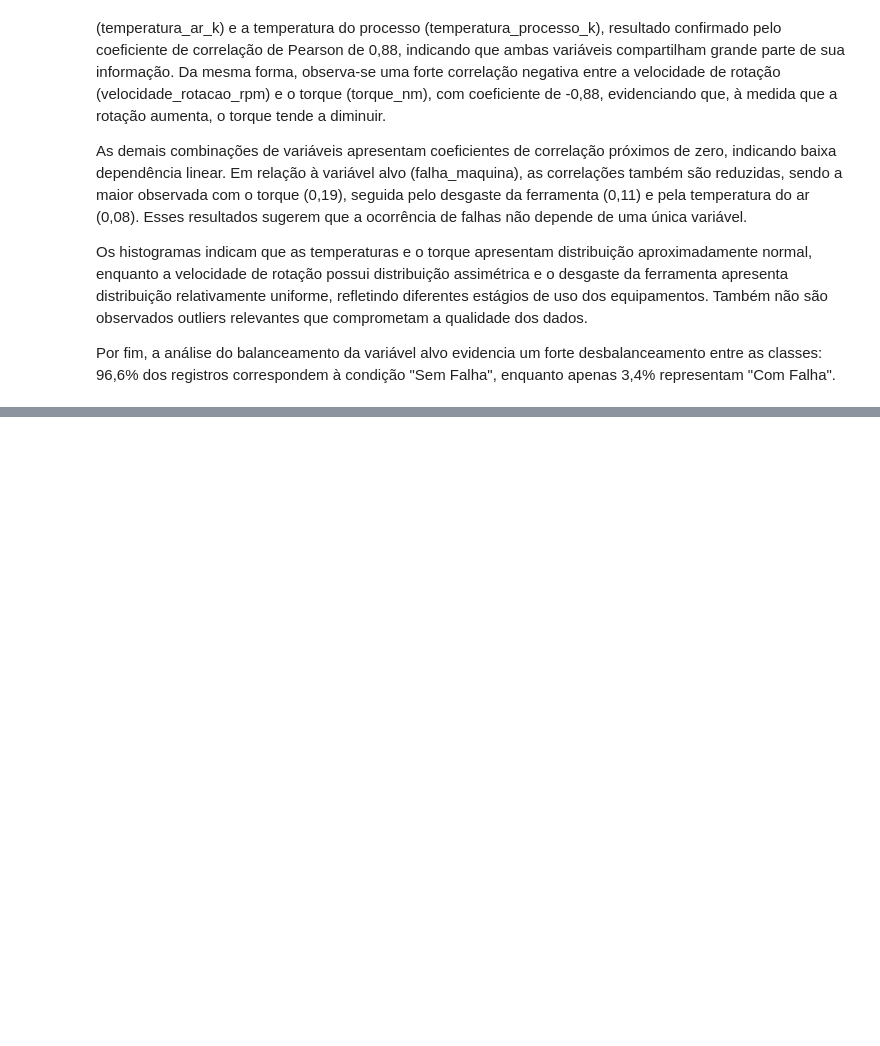
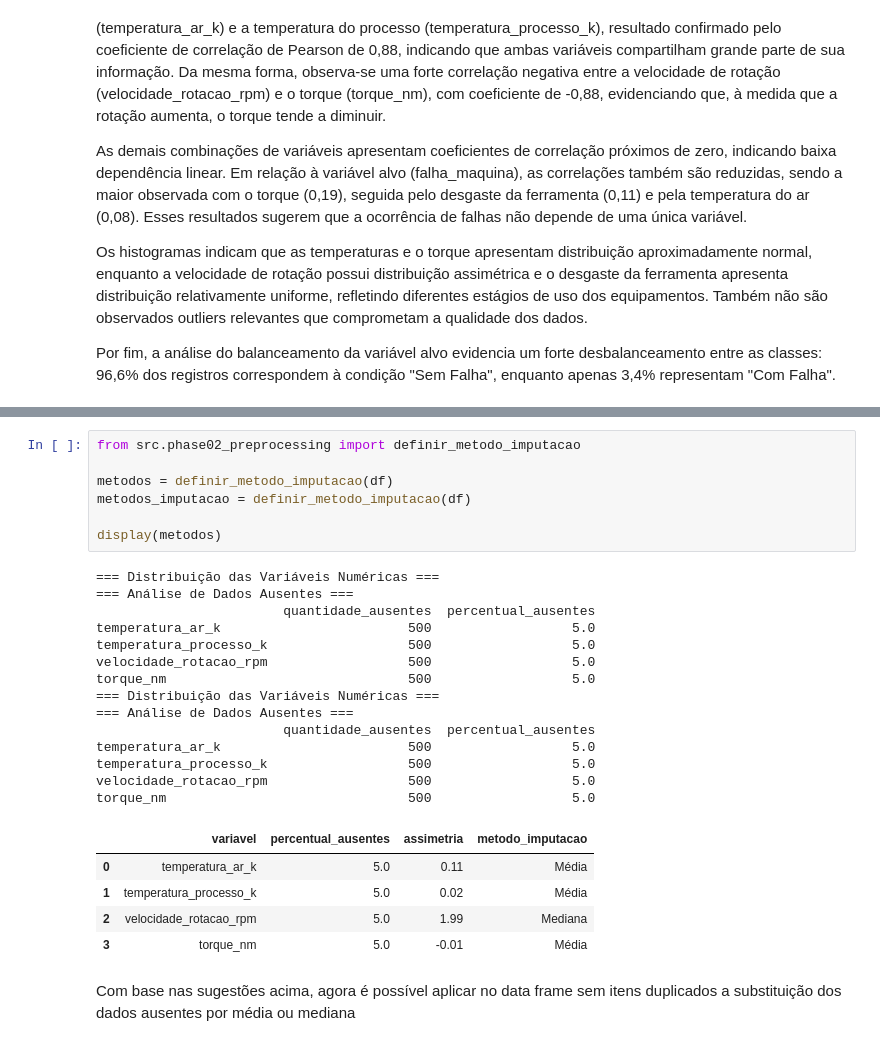
Before and after one commit to senapalm/predictive-maintenance, a Jupyter notebook: notebooks/projeto_final_sena.ipynb, the cells around one changed output, grey strips where cells are left out. Saved outputs shown, nothing was run; the diff lists cells and outputs as text; blank space fills up the shorter version.

```diff
--- a/notebooks/projeto_final_sena.ipynb
+++ b/notebooks/projeto_final_sena.ipynb
@@ -105,0 +186,29 @@ Por fim, a análise do balanceamento da variável alvo evidencia um forte desbal
+# %%
+from src.phase02_preprocessing import definir_metodo_imputacao
+
+metodos = definir_metodo_imputacao(df)
+metodos_imputacao = definir_metodo_imputacao(df)
+
+display(metodos)
+# %% [output]
+=== Distribuição das Variáveis Numéricas ===
+=== Análise de Dados Ausentes ===
+                        quantidade_ausentes  percentual_ausentes
+temperatura_ar_k                        500                  5.0
+temperatura_processo_k                  500                  5.0
+velocidade_rotacao_rpm                  500                  5.0
+torque_nm                               500                  5.0
+=== Distribuição das Variáveis Numéricas ===
+=== Análise de Dados Ausentes ===
+                        quantidade_ausentes  percentual_ausentes
+temperatura_ar_k                        500                  5.0
+temperatura_processo_k                  500                  5.0
+velocidade_rotacao_rpm                  500                  5.0
+torque_nm                               500                  5.0
+|  | variavel | percentual_ausentes | assimetria | metodo_imputacao |
+| 0 | temperatura_ar_k | 5.0 | 0.11 | Média |
+| 1 | temperatura_processo_k | 5.0 | 0.02 | Média |
+| 2 | velocidade_rotacao_rpm | 5.0 | 1.99 | Mediana |
+| 3 | torque_nm | 5.0 | -0.01 | Média |
+# %% [markdown]
+Com base nas sugestões acima, agora é possível aplicar no data frame sem itens duplicados a substituição dos dados ausentes por média ou mediana
```
Also changed, not shown: parts of 19 cells of this notebook, 1 other file.
